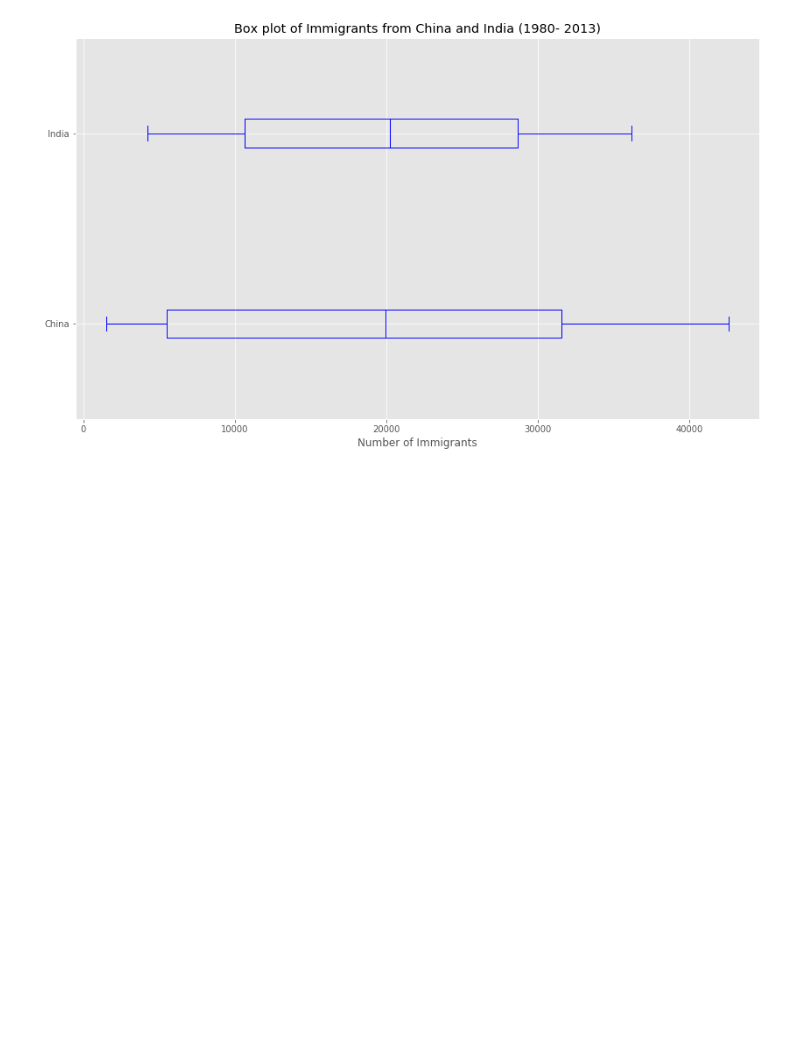
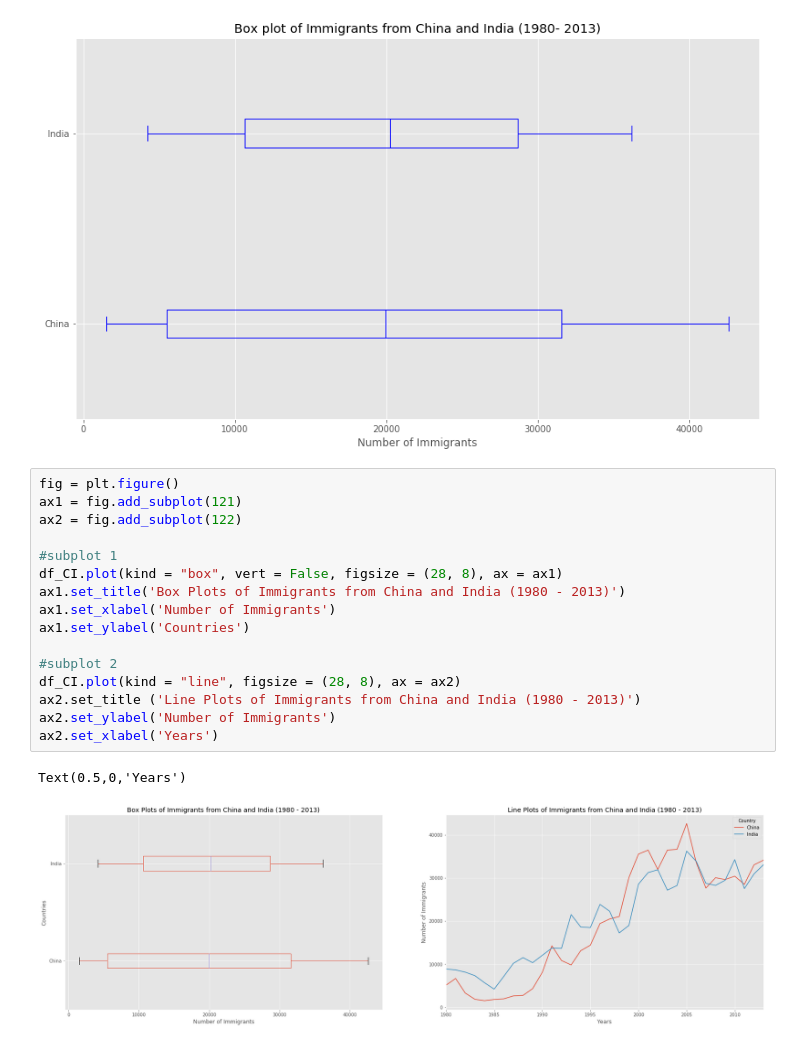
Before and after one commit to amarpy/migration_to_canada_analysis, a Jupyter notebook: migration_to_canada_analysis.ipynb, the cells around one changed output. Drawn from its saved outputs; the diff is of its cells as text; blank space fills up the shorter version.

```diff
--- a/migration_to_canada_analysis.ipynb
+++ b/migration_to_canada_analysis.ipynb
@@ -410,3 +412,22 @@ plt.xlabel("Number of Immigrants")
 plt.show()
 # %% [output]
 [figure]
+# %%
+fig = plt.figure()
+ax1 = fig.add_subplot(121)
+ax2 = fig.add_subplot(122)
+
+#subplot 1
+df_CI.plot(kind = "box", vert = False, figsize = (28, 8), ax = ax1)
+ax1.set_title('Box Plots of Immigrants from China and India (1980 - 2013)')
+ax1.set_xlabel('Number of Immigrants')
+ax1.set_ylabel('Countries')
+
+#subplot 2
+df_CI.plot(kind = "line", figsize = (28, 8), ax = ax2)
+ax2.set_title ('Line Plots of Immigrants from China and India (1980 - 2013)')
+ax2.set_ylabel('Number of Immigrants')
+ax2.set_xlabel('Years')
+# %% [output]
+Text(0.5,0,'Years')
+[figure, added]
```
Also changed, not shown: parts of 4 cells of this notebook.
